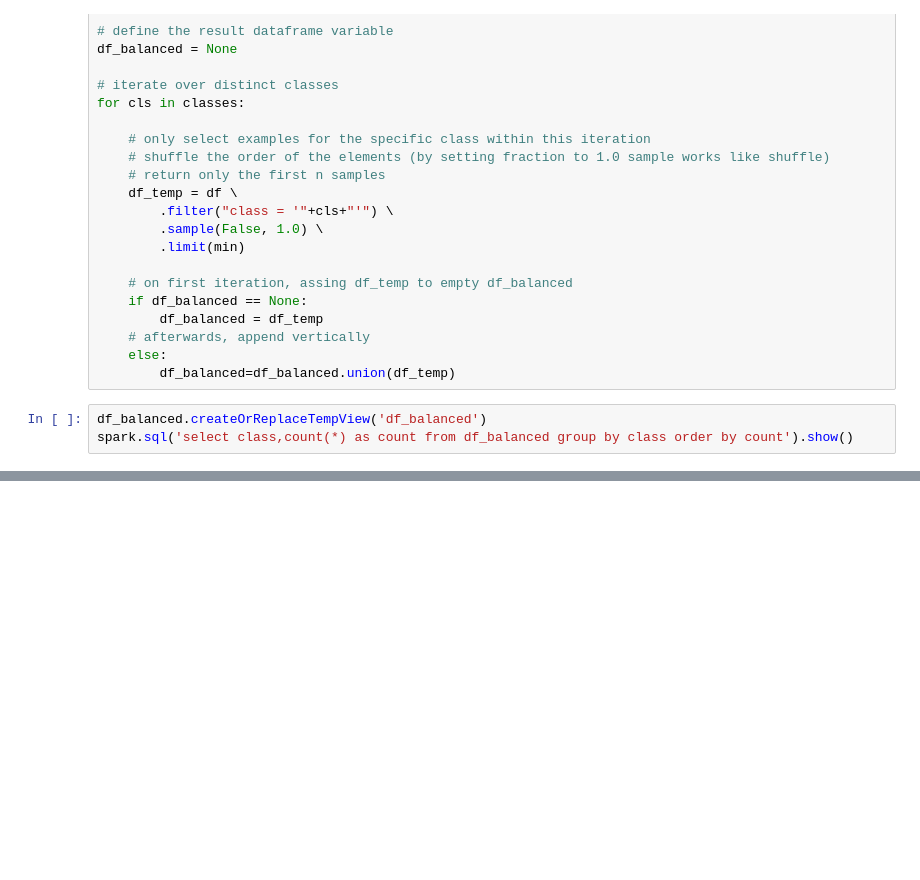
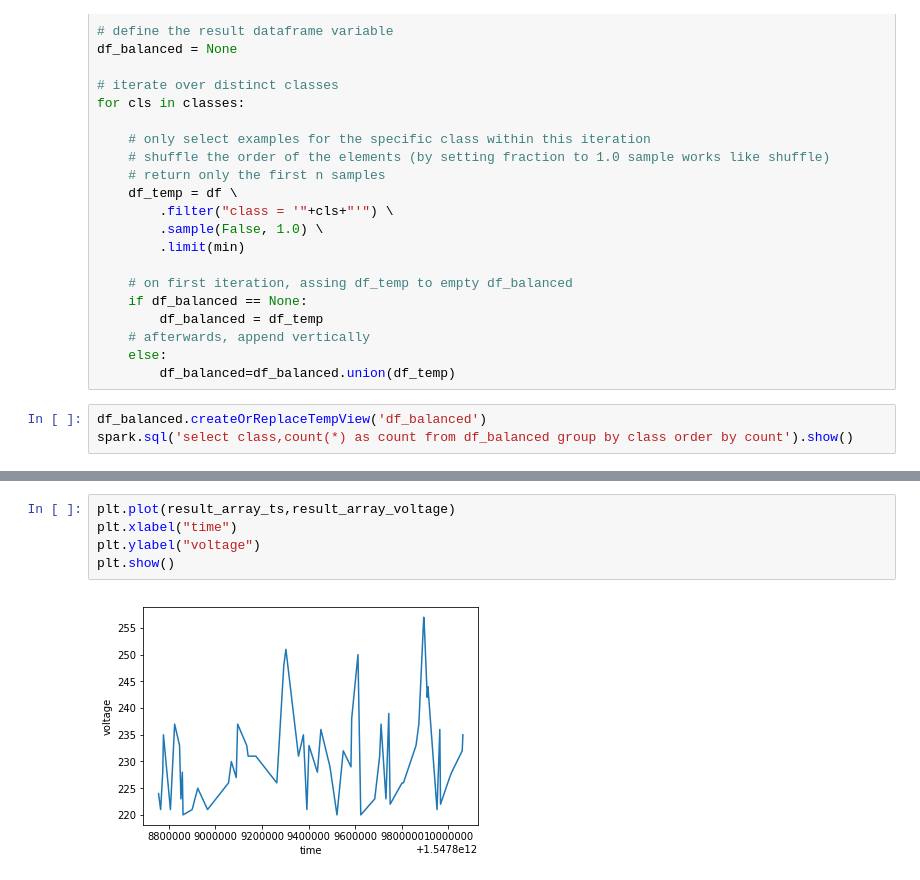
Before and after one commit to aditya-nt/IBMWatsonStudio, a Jupyter notebook: Scalable Machine Learning on Big Data using Apache Spark/Tutorail-w1-ApacheSpark.ipynb, the cells around one changed output, grey strips where cells are left out. Cells and saved outputs as stored; diff of their text form; blank space fills up the shorter version.

```diff
--- a/Scalable Machine Learning on Big Data using Apache Spark/Tutorail-w1-ApacheSpark.ipynb
+++ b/Scalable Machine Learning on Big Data using Apache Spark/Tutorail-w1-ApacheSpark.ipynb
@@ -434,0 +527,7 @@ SyntaxError: invalid syntax (<ipython-input-51-f4acff06b330>, line 1)
+# %%
+plt.plot(result_array_ts,result_array_voltage)
+plt.xlabel("time")
+plt.ylabel("voltage")
+plt.show()
+# %% [output]
+[figure, added]
```
Also changed, not shown: parts of 31 cells of this notebook.
